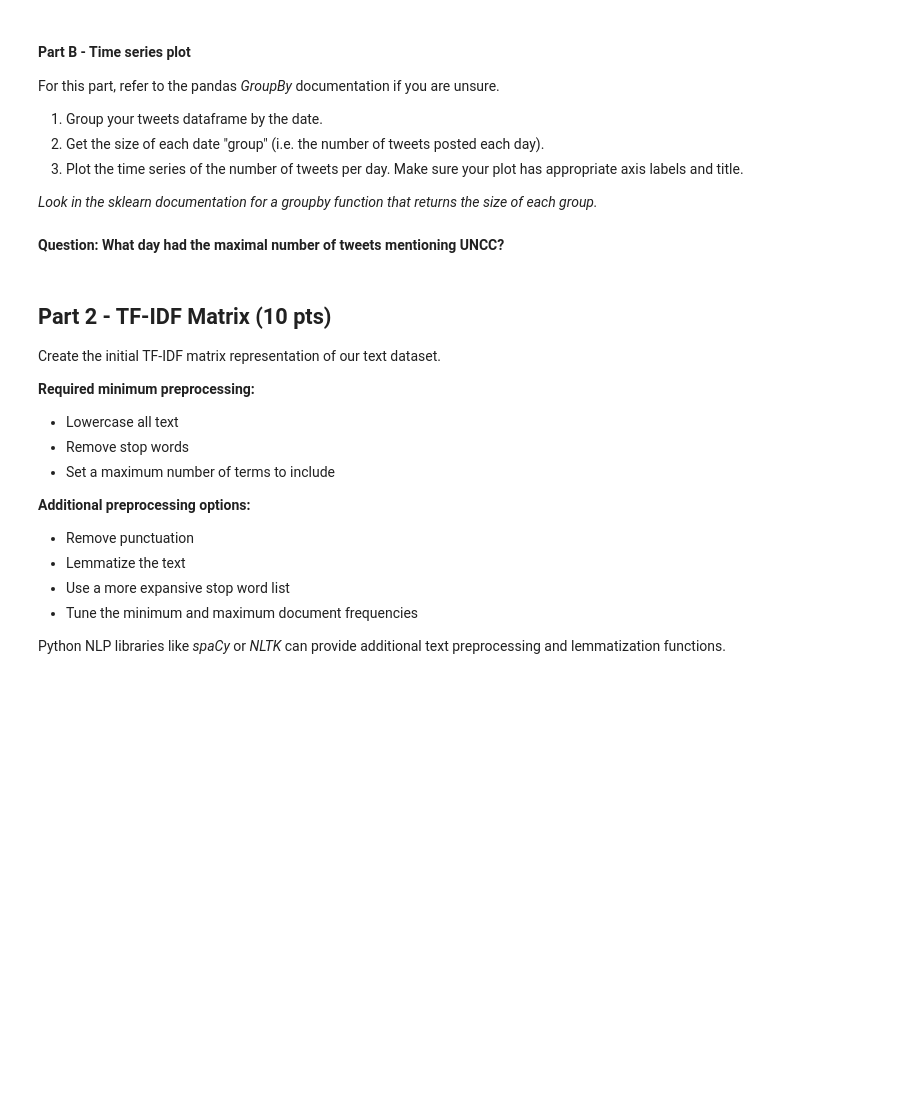
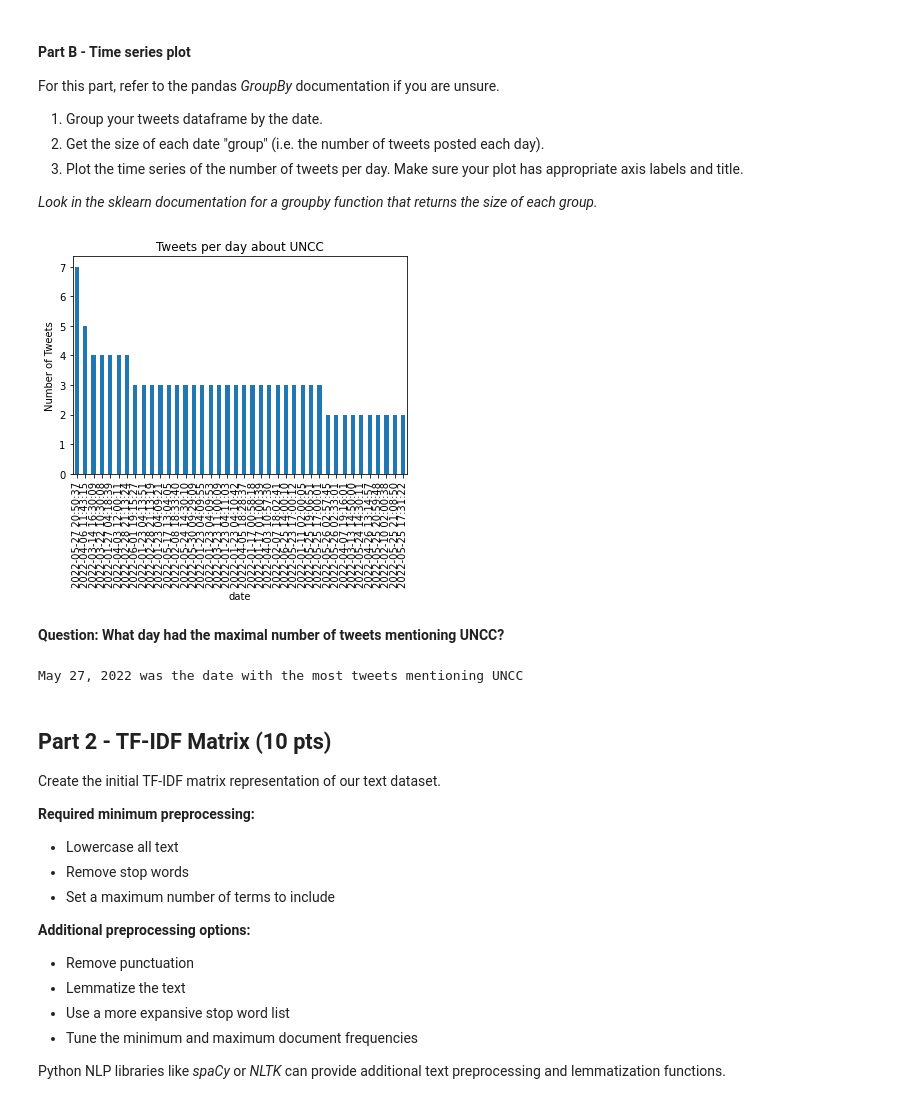
Before and after one commit to coverc/ITCS6162Summer2022Project, a Jupyter notebook: programming_assignment.ipynb, the cells around one changed output. Saved outputs shown, nothing was run; the diff lists cells and outputs as text; code cells hidden in the pictures; blank space fills up the shorter version.

```diff
--- a/programming_assignment.ipynb
+++ b/programming_assignment.ipynb
@@ -49,3 +49,13 @@ Use the pandas library to read in the provided *uncc_tweets.csv* file.
 
 - Make sure that the date column has the appropriate datatype (converted from string to datetime).
 - Make sure to check for and handle any missing values in the dataset.
+# %%
+import pandas as pd
+import matplotlib.pyplot as plt
+import numpy as np
+
+tweets = pd.read_csv(
+    "uncc_tweets.csv", header = 0,
+    parse_dates = ['date']
+)
+tweets.head(10)
@@ -59,8 +81,23 @@ For this part, refer to the pandas *GroupBy* documentation if you are unsure.
 3. Plot the time series of the number of tweets per day. Make sure your plot has appropriate axis labels and title.
 
 *Look in the sklearn documentation for a groupby function that returns the size of each group.*
+# %%
+TweetsGroupedByDates = tweets.groupby('date').size().sort_values(ascending = False)
+TweetsByDate = TweetsGroupedByDates.head(40)
+# %%
+TweetsByDate.plot.bar(
+    title = "Tweets per day about UNCC"
+)
+plt.ylabel("Number of Tweets")
+plt.show()
+# %% [output]
+[figure, added]
 # %% [markdown]
 **Question: What day had the maximal number of tweets mentioning UNCC?**
+# %%
+print("May 27, 2022 was the date with the most tweets mentioning UNCC")
+# %% [output]
+May 27, 2022 was the date with the most tweets mentioning UNCC
 # %% [markdown]
 ## Part 2 - TF-IDF Matrix (10 pts)
 
```
Also changed, not shown: parts of 3 cells of this notebook.
